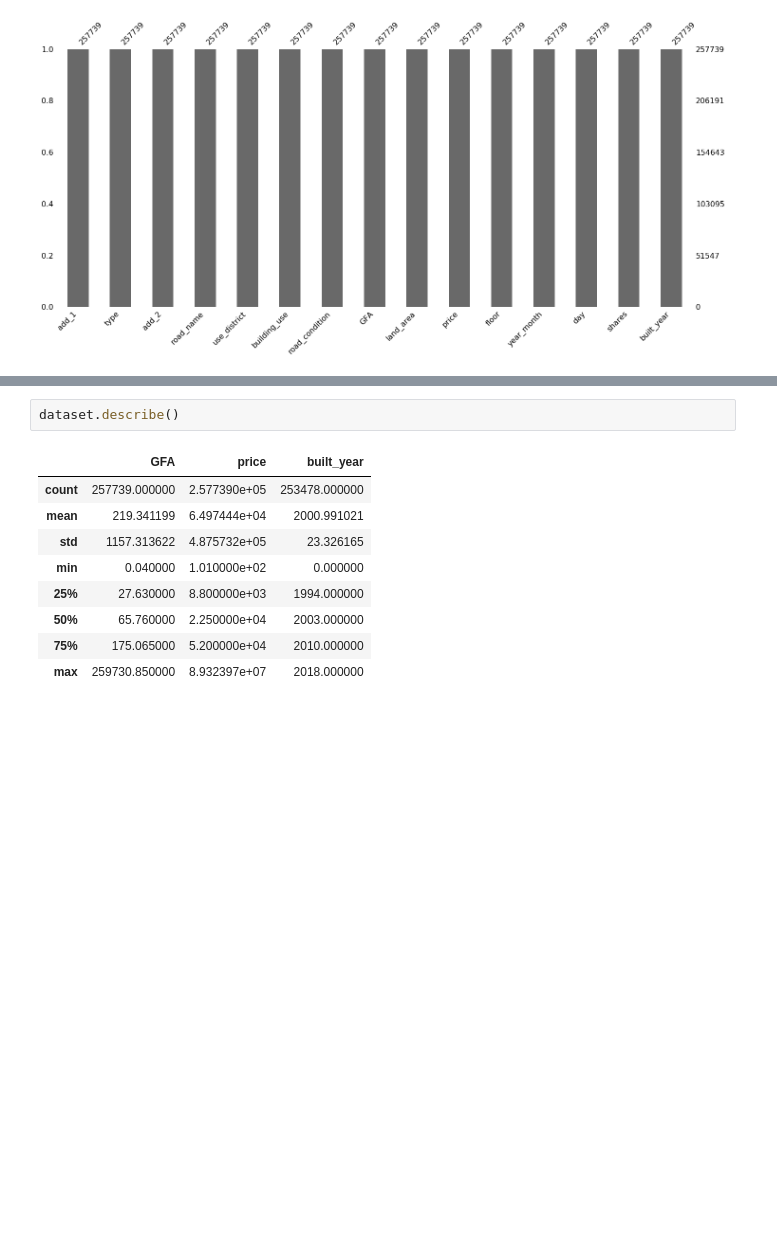
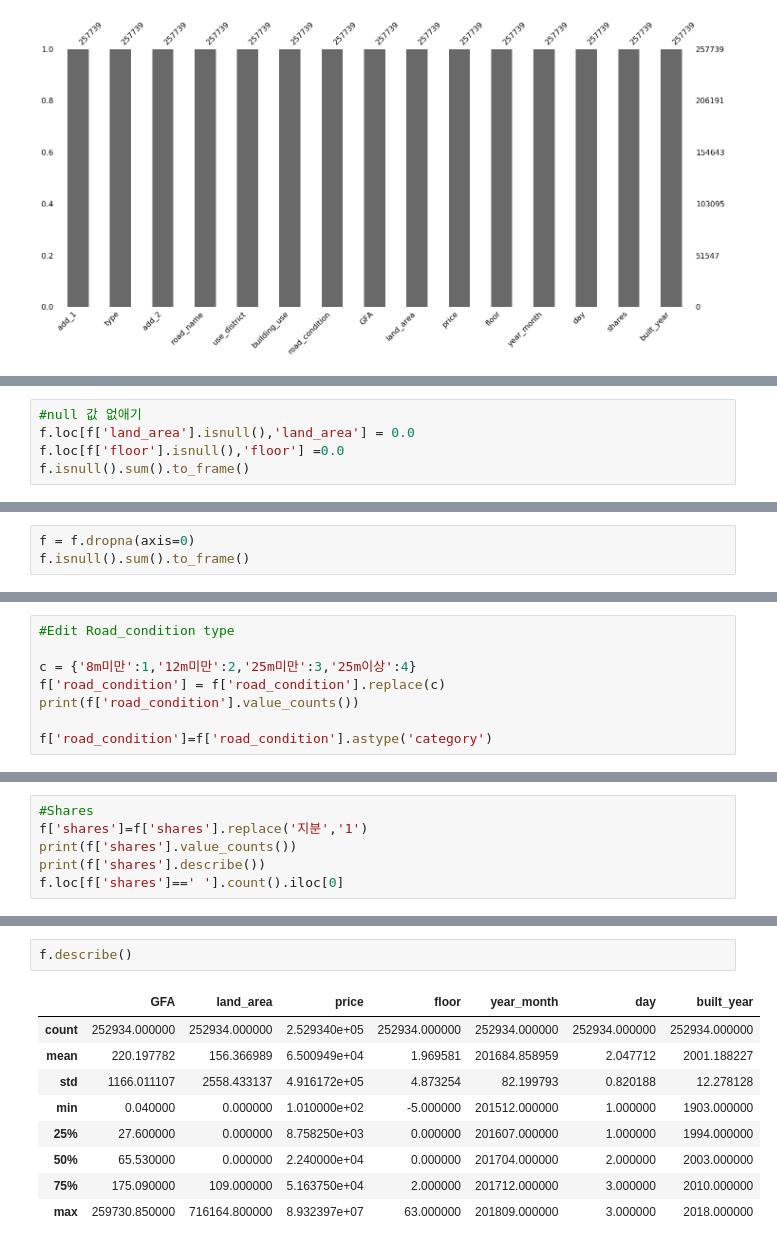
Before and after one commit to Choah/Public_data_EDA, a Jupyter notebook: 05_EDA_COMMERCE.ipynb, the cells around one changed output, grey strips where cells are left out. Cells and saved outputs as stored; diff of their text form; blank space fills up the shorter version.

```diff
--- a/05_EDA_COMMERCE.ipynb
+++ b/05_EDA_COMMERCE.ipynb
@@ -522,0 +687,5 @@ ValueError: Must pass DataFrame with boolean values only
+# %%
+#null 값 없애기
+f.loc[f['land_area'].isnull(),'land_area'] = 0.0
+f.loc[f['floor'].isnull(),'floor'] =0.0
+f.isnull().sum().to_frame()
@@ -522,0 +709,3 @@ ValueError: Must pass DataFrame with boolean values only
+# %%
+f = f.dropna(axis=0)
+f.isnull().sum().to_frame()
@@ -522,0 +729,8 @@ ValueError: Must pass DataFrame with boolean values only
+# %%
+#Edit Road_condition type
+
+c = {'8m미만':1,'12m미만':2,'25m미만':3,'25m이상':4}
+f['road_condition'] = f['road_condition'].replace(c)
+print(f['road_condition'].value_counts())
+
+f['road_condition']=f['road_condition'].astype('category')
@@ -522,0 +744,6 @@ ValueError: Must pass DataFrame with boolean values only
+# %%
+#Shares
+f['shares']=f['shares'].replace('지분','1')
+print(f['shares'].value_counts())
+print(f['shares'].describe())
+f.loc[f['shares']==' '].count().iloc[0]
@@ -523,12 +783,12 @@ ValueError: Must pass DataFrame with boolean values only
 # %%
-dataset.describe()
+f.describe()
 # %% [output]
-|  | GFA | price | built_year |
-| count | 257739.000000 | 2.577390e+05 | 253478.000000 |
-| mean | 219.341199 | 6.497444e+04 | 2000.991021 |
-| std | 1157.313622 | 4.875732e+05 | 23.326165 |
-| min | 0.040000 | 1.010000e+02 | 0.000000 |
-| 25% | 27.630000 | 8.800000e+03 | 1994.000000 |
-| 50% | 65.760000 | 2.250000e+04 | 2003.000000 |
-| 75% | 175.065000 | 5.200000e+04 | 2010.000000 |
-| max | 259730.850000 | 8.932397e+07 | 2018.000000 |
+|  | GFA | land_area | price | floor | year_month | day | built_year |
+| count | 252934.000000 | 252934.000000 | 2.529340e+05 | 252934.000000 | 252934.000000 | 252934.000000 | 252934.000000 |
+| mean | 220.197782 | 156.366989 | 6.500949e+04 | 1.969581 | 201684.858959 | 2.047712 | 2001.188227 |
+| std | 1166.011107 | 2558.433137 | 4.916172e+05 | 4.873254 | 82.199793 | 0.820188 | 12.278128 |
+| min | 0.040000 | 0.000000 | 1.010000e+02 | -5.000000 | 201512.000000 | 1.000000 | 1903.000000 |
+| 25% | 27.600000 | 0.000000 | 8.758250e+03 | 0.000000 | 201607.000000 | 1.000000 | 1994.000000 |
+| 50% | 65.530000 | 0.000000 | 2.240000e+04 | 0.000000 | 201704.000000 | 2.000000 | 2003.000000 |
+| 75% | 175.090000 | 109.000000 | 5.163750e+04 | 2.000000 | 201712.000000 | 3.000000 | 2010.000000 |
+| max | 259730.850000 | 716164.800000 | 8.932397e+07 | 63.000000 | 201809.000000 | 3.000000 | 2018.000000 |
```
Also changed, not shown: parts of 50 cells of this notebook.
